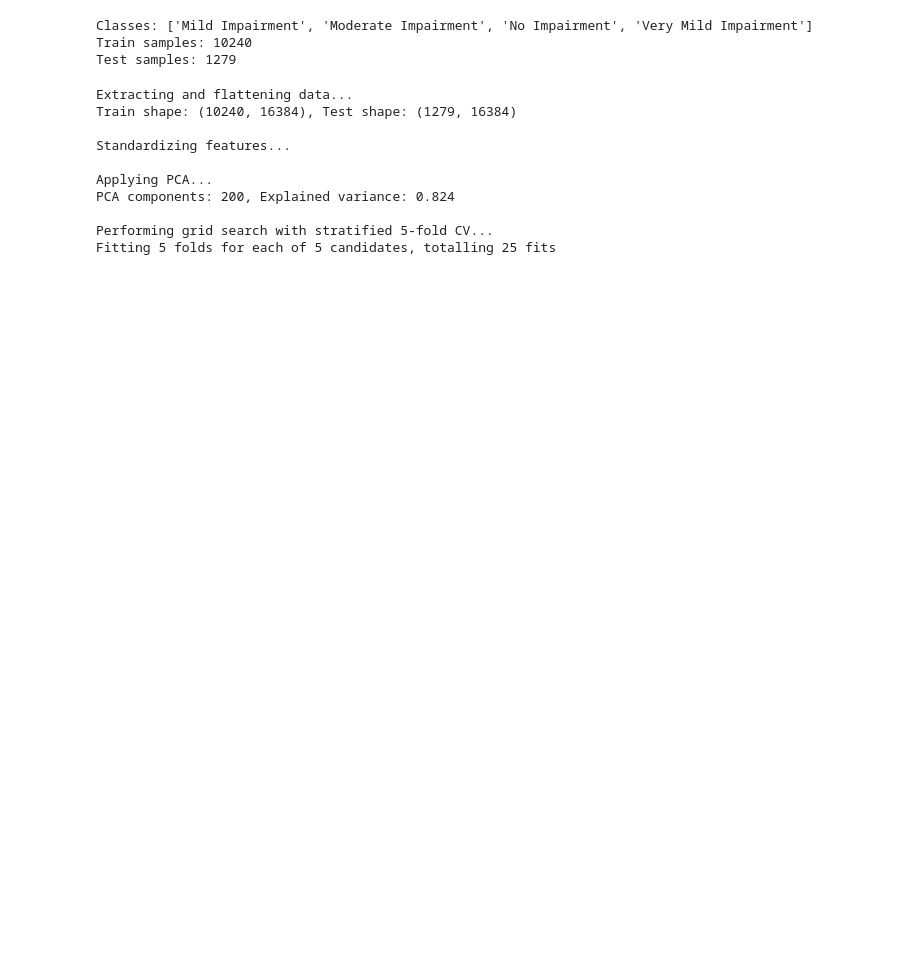
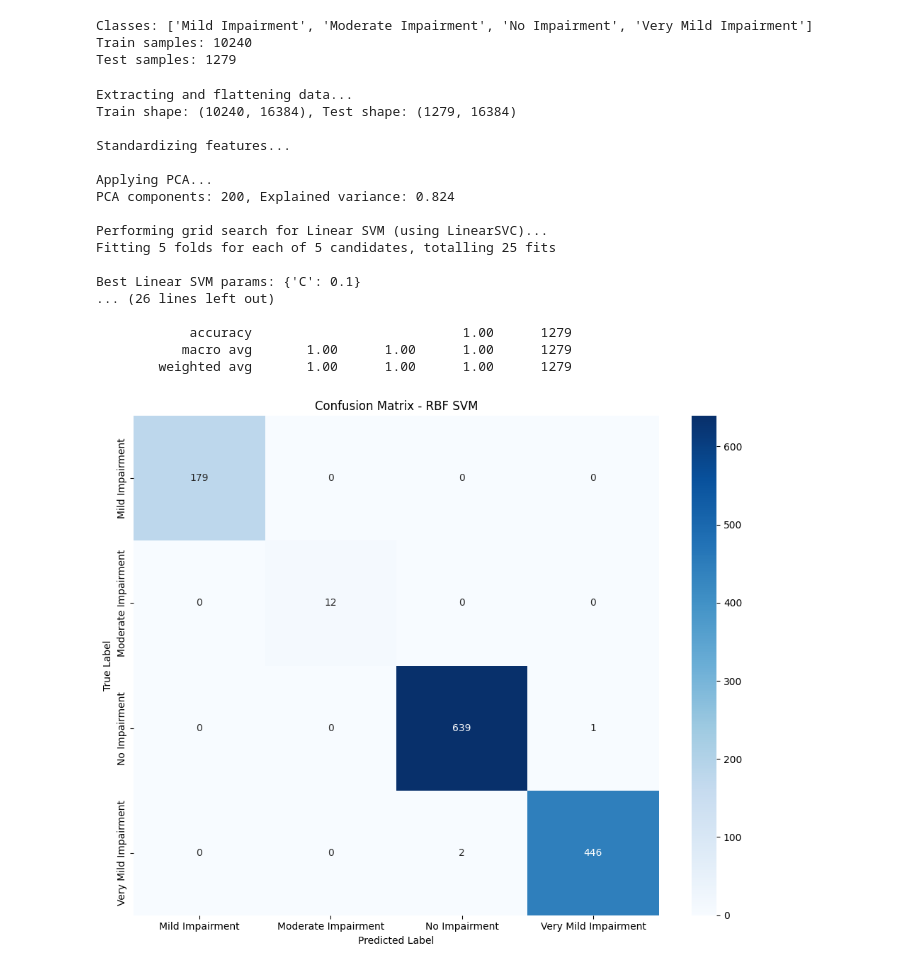
Before and after one commit to Arshya-Guru/2d_ad_analysis_gp, a Jupyter notebook: svm.ipynb, the cells around one changed output. Saved outputs shown, nothing was run; the diff lists cells and outputs as text; code cells hidden in the pictures; blank space fills up the shorter version.

```diff
--- a/svm.ipynb
+++ b/svm.ipynb
@@ -35,9 +35,10 @@ import numpy as np
 import torch
 from sklearn.decomposition import PCA
 from sklearn.preprocessing import StandardScaler
-from sklearn.svm import SVC
+from sklearn.svm import LinearSVC, SVC
 from sklearn.model_selection import GridSearchCV, StratifiedKFold
 from sklearn.metrics import accuracy_score, f1_score, confusion_matrix, classification_report
+from sklearn.utils import resample
 import matplotlib.pyplot as plt
 import seaborn as sns
 
@@ -58,7 +59,7 @@ X_train, y_train = extract_data(train_loader)
 X_test, y_test = extract_data(test_loader)
 
 # Flatten 128x128 images to vectors
-X_train_flat = X_train.reshape(X_train.shape[0], -1)  # (n_samples, 128*128)
+X_train_flat = X_train.reshape(X_train.shape[0], -1)
 X_test_flat = X_test.reshape(X_test.shape[0], -1)
 
 print(f"Train shape: {X_train_flat.shape}, Test shape: {X_test_flat.shape}")
@@ -71,19 +72,17 @@ X_test_scaled = scaler.transform(X_test_flat)
 
 # --- PCA for dimensionality reduction ---
 print("\nApplying PCA...")
-pca = PCA(n_components=200, random_state=42)  # try 100-300 range
+pca = PCA(n_components=200, random_state=42)
 X_train_pca = pca.fit_transform(X_train_scaled)
 X_test_pca = pca.transform(X_test_scaled)
 print(f"PCA components: {pca.n_components_}, Explained variance: {pca.explained_variance_ratio_.sum():.3f}")
 
-# --- Grid Search with Stratified CV ---
-print("\nPerforming grid search with stratified 5-fold CV...")
-
-# Linear SVM
+# --- OPTIMIZATION 1: LinearSVC for linear kernel (much faster) ---
+print("\nPerforming grid search for Linear SVM (using LinearSVC)...")
 param_grid_linear = {
     'C': [0.01, 0.1, 1, 10, 100]
 }
-svm_linear = SVC(kernel='linear', random_state=42)
+svm_linear = LinearSVC(max_iter=5000, random_state=42, dual='auto')
 grid_linear = GridSearchCV(
     svm_linear,
     param_grid_linear,
@@ -97,28 +96,52 @@ grid_linear.fit(X_train_pca, y_train)
 print(f"\nBest Linear SVM params: {grid_linear.best_params_}")
 print(f"Best CV macro F1: {grid_linear.best_score_:.4f}")
 
-# RBF SVM
+# --- OPTIMIZATION 2 & 3: Subsample training data for RBF + smaller grid + fewer folds ---
+print("\n--- Subsampling for RBF hyperparameter search ---")
+n_subsample = min(2000, len(X_train_pca))  # use max 2000 samples or full set if smaller
+X_train_sub, y_train_sub = resample(
+    X_train_pca, y_train,
+    n_samples=n_subsample,
+    stratify=y_train,
+    random_state=42
+)
+print(f"Using {n_subsample} samples for RBF grid search (original: {len(X_train_pca)})")
+
 param_grid_rbf = {
-    'C': [0.1, 1, 10, 100],
-    'gamma': ['scale', 'auto', 0.001, 0.01, 0.1]
+    'C': [1, 10, 100],  # reduced from 4 to 3 values
+    'gamma': ['scale', 0.01, 0.1]  # reduced from 5 to 3 values
 }
 svm_rbf = SVC(kernel='rbf', random_state=42)
 grid_rbf = GridSearchCV(
     svm_rbf,
     param_grid_rbf,
-    cv=StratifiedKFold(n_splits=5, shuffle=True, random_state=42),
+    cv=StratifiedKFold(n_splits=3, shuffle=True, random_state=42),  # 3-fold instead of 5
     scoring='f1_macro',
     n_jobs=-1,
     verbose=1
 )
-grid_rbf.fit(X_train_pca, y_train)
+grid_rbf.fit(X_train_sub, y_train_sub)
 
 print(f"\nBest RBF SVM params: {grid_rbf.best_params_}")
-print(f"Best CV macro F1: {grid_rbf.best_score_:.4f}")
+print(f"Best CV macro F1 (on subsample): {grid_rbf.best_score_:.4f}")
+
+# --- Retrain best RBF model on FULL training set ---
+print("\nRetraining best RBF model on full training set...")
+best_rbf = SVC(kernel='rbf', C=grid_rbf.best_params_['C'],
+               gamma=grid_rbf.best_params_['gamma'], random_state=42)
+best_rbf.fit(X_train_pca, y_train)
 
 # --- Select best model and evaluate on test set ---
-best_model = grid_linear if grid_linear.best_score_ > grid_rbf.best_score_ else grid_rbf
-model_name = "Linear SVM" if best_model == grid_linear else "RBF SVM"
+# Compare linear vs RBF on validation performance
+linear_val_f1 = grid_linear.best_score_
+rbf_val_f1 = grid_rbf.best_score_
+
+if linear_val_f1 > rbf_val_f1:
+    best_model = grid_linear.best_estimator_
+    model_name = "Linear SVM"
+else:
+    best_model = best_rbf
+    model_name = "RBF SVM"
 
 print(f"\n{'='*60}")
 print(f"Best model: {model_name}")
@@ -145,32 +168,40 @@ sns.heatmap(cm, annot=True, fmt='d', cmap='Blues',
 plt.title(f'Confusion Matrix - {model_name}')
 plt.ylabel('True Label')
 plt.xlabel('Predicted Label')
 plt.tight_layout()
 plt.show()
 
-# --- Per-class confusion matrices (normalized) ---
+# --- Per-class confusion matrices ---
 fig, axes = plt.subplots(2, 2, figsize=(14, 12))
 axes = axes.ravel()
 
 for idx, class_name in enumerate(train_ds.classes):
     cm_class = confusion_matrix(y_test == idx, y_pred == idx)
     sns.heatmap(cm_class, annot=True, fmt='d', cmap='Greens',
                 ax=axes[idx], xticklabels=['Other', class_name],
                 yticklabels=['Other', class_name])
     axes[idx].set_title(f'{class_name}')
     axes[idx].set_ylabel('True')
     axes[idx].set_xlabel('Predicted')
 
 plt.tight_layout()
 plt.show()
 # %% [output]
 Extracting and flattening data...
 Train shape: (10240, 16384), Test shape: (1279, 16384)
 
 Standardizing features...
 
 Applying PCA...
 PCA components: 200, Explained variance: 0.824
 
-Performing grid search with stratified 5-fold CV...
+Performing grid search for Linear SVM (using LinearSVC)...
 Fitting 5 folds for each of 5 candidates, totalling 25 fits
+
+Best Linear SVM params: {'C': 0.1}
+... (26 lines left out)
+
+            accuracy                           1.00      1279
+           macro avg       1.00      1.00      1.00      1279
+        weighted avg       1.00      1.00      1.00      1279
+[figure, added]
```
Also changed, not shown: parts of 1 cell of this notebook.
